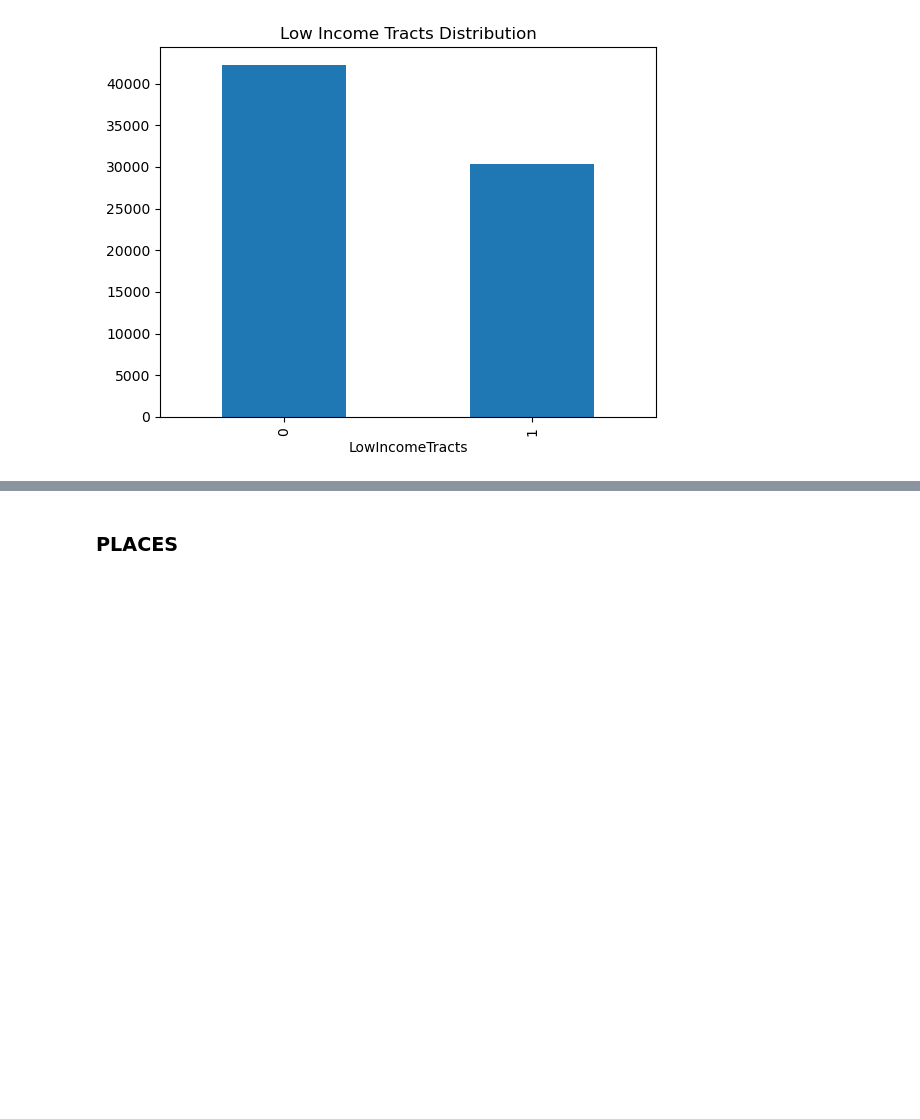
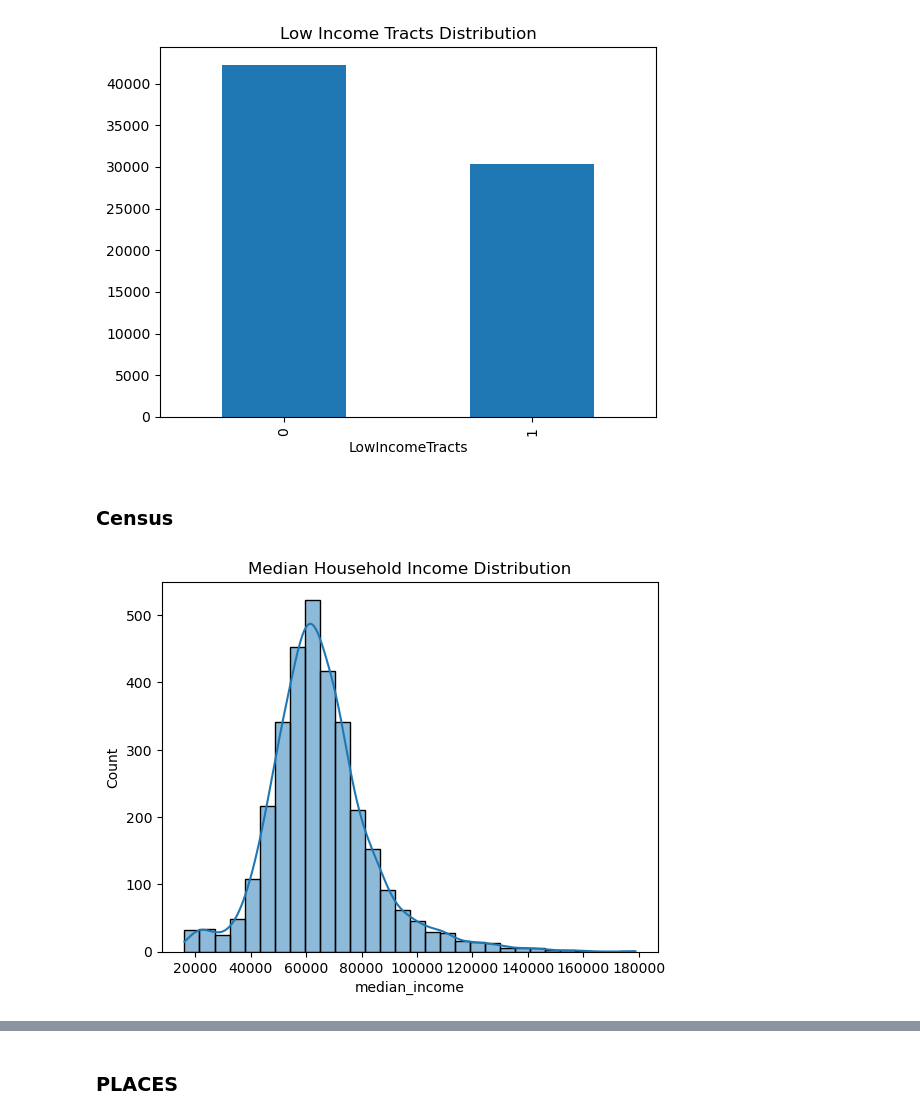
Before and after one commit to svthaker/ADS508Group3, a Jupyter notebook: NutriAccessAnalytics.ipynb, the cells around one changed output, grey strips where cells are left out. Drawn from its saved outputs; the diff is of its cells as text; code cells hidden in the pictures; blank space fills up the shorter version.

```diff
--- a/NutriAccessAnalytics.ipynb
+++ b/NutriAccessAnalytics.ipynb
@@ -61,6 +58,8 @@ Pipeline writes ingested data outputs back to S3
 # %%
 food_access = pd.read_csv(f"s3://{bucket}/{processed_prefix}food_access_clean.csv")
+food_access_county = pd.read_csv(f"s3://{bucket}/{processed_prefix}food_access_county_clean.csv")
 places = pd.read_csv(f"s3://{bucket}/{processed_prefix}places_ca_health_clean.csv")
 food_env = pd.read_csv(f"s3://{bucket}/{processed_prefix}food_environment_clean.csv")
+census = pd.read_csv(f"s3://{bucket}/{processed_prefix}census_features_clean.csv")
 retail_food = pd.read_csv(f"s3://{bucket}/{processed_prefix}california_food_store_locations.csv")
 gdf = gpd.read_file(f"s3://{bucket}/{processed_prefix}california_food_store_locations.geojson")
@@ -90,3 +191,13 @@ plt.title('Low Income Tracts Distribution')
 plt.show()
 # %% [output]
 [figure]
+# %% [markdown]
+### Census
+# %%
+# Income distribution
+
+sns.histplot(census['median_income'].dropna(), bins=30, kde=True)
+plt.title("Median Household Income Distribution")
+plt.show()
+# %% [output]
+[figure, added]
```
Also changed, not shown: parts of 27 cells of this notebook, 3 other files.
